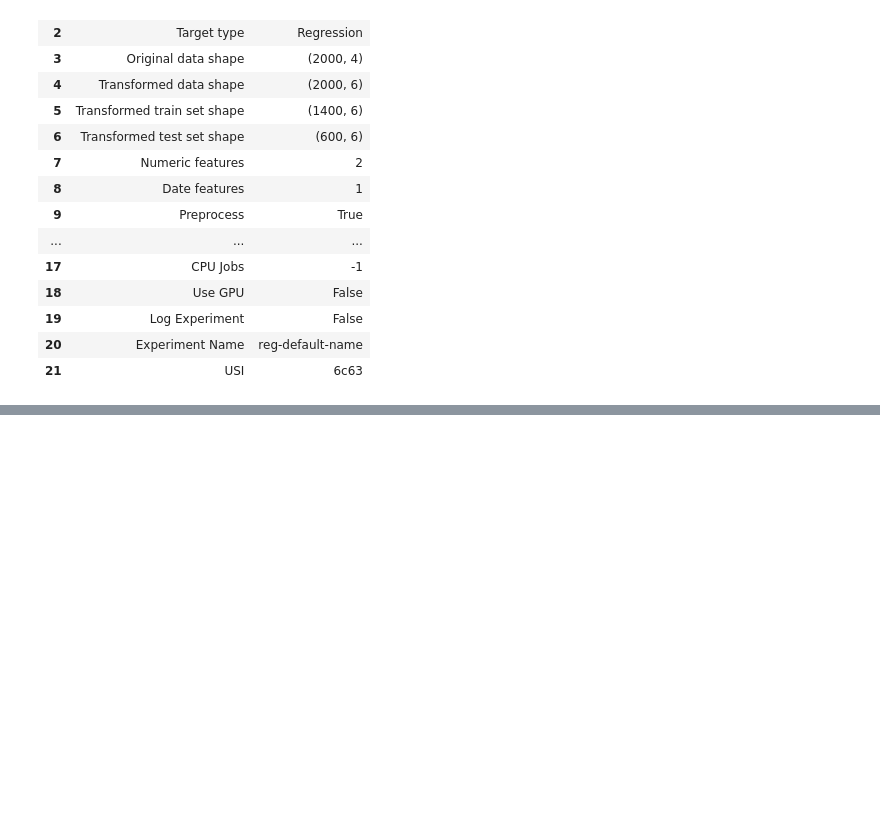
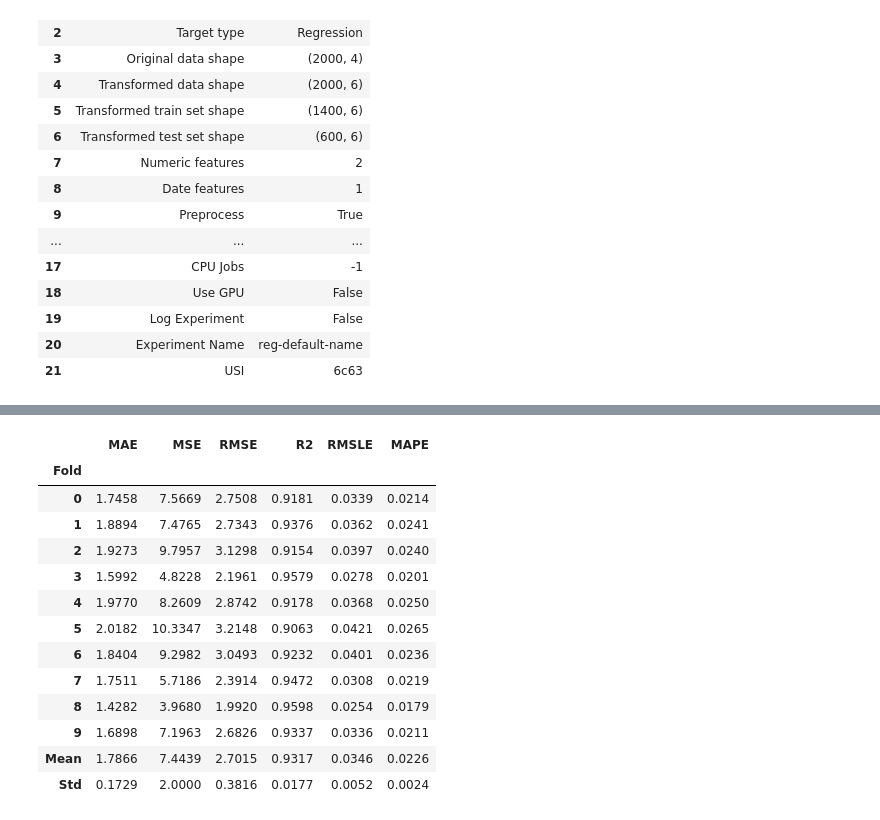
Before and after one commit to jiwlnwza007/termpro-predictPM25, a Jupyter notebook: train_humidity.ipynb, the cells around one changed output, grey strips where cells are left out. Saved outputs shown, nothing was run; the diff lists cells and outputs as text; code cells hidden in the pictures; blank space fills up the shorter version.

```diff
--- a/train_humidity.ipynb
+++ b/train_humidity.ipynb
@@ -86,3 +86,6 @@ best = compare_models()
 | par | Passive Aggressive Regressor | 5.1076 | 74.0274 | 8.4642 | 0.3189 | 0.1016 | 0.0663 | 0.0260 |
 | dummy | Dummy Regressor | 8.6766 | 109.7226 | 10.4655 | -0.0064 | 0.1302 | 0.1097 | 0.0210 |
 [interactive output not drawn]
+# %%
+best_model = create_model('et')
+# %% [output]
@@ -88,0 +93,14 @@ best = compare_models()
+|  | MAE | MSE | RMSE | R2 | RMSLE | MAPE |
+| Fold |  |  |  |  |  |  |
+| 0 | 1.7458 | 7.5669 | 2.7508 | 0.9181 | 0.0339 | 0.0214 |
+| 1 | 1.8894 | 7.4765 | 2.7343 | 0.9376 | 0.0362 | 0.0241 |
+| 2 | 1.9273 | 9.7957 | 3.1298 | 0.9154 | 0.0397 | 0.0240 |
+| 3 | 1.5992 | 4.8228 | 2.1961 | 0.9579 | 0.0278 | 0.0201 |
+| 4 | 1.9770 | 8.2609 | 2.8742 | 0.9178 | 0.0368 | 0.0250 |
+| 5 | 2.0182 | 10.3347 | 3.2148 | 0.9063 | 0.0421 | 0.0265 |
+| 6 | 1.8404 | 9.2982 | 3.0493 | 0.9232 | 0.0401 | 0.0236 |
+| 7 | 1.7511 | 5.7186 | 2.3914 | 0.9472 | 0.0308 | 0.0219 |
+| 8 | 1.4282 | 3.9680 | 1.9920 | 0.9598 | 0.0254 | 0.0179 |
+| 9 | 1.6898 | 7.1963 | 2.6826 | 0.9337 | 0.0336 | 0.0211 |
+| Mean | 1.7866 | 7.4439 | 2.7015 | 0.9317 | 0.0346 | 0.0226 |
+| Std | 0.1729 | 2.0000 | 0.3816 | 0.0177 | 0.0052 | 0.0024 |
```
Also changed, not shown: parts of 9 cells of this notebook.
